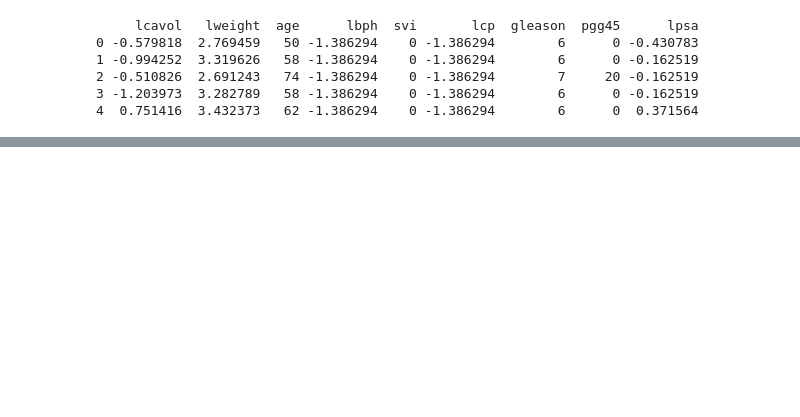
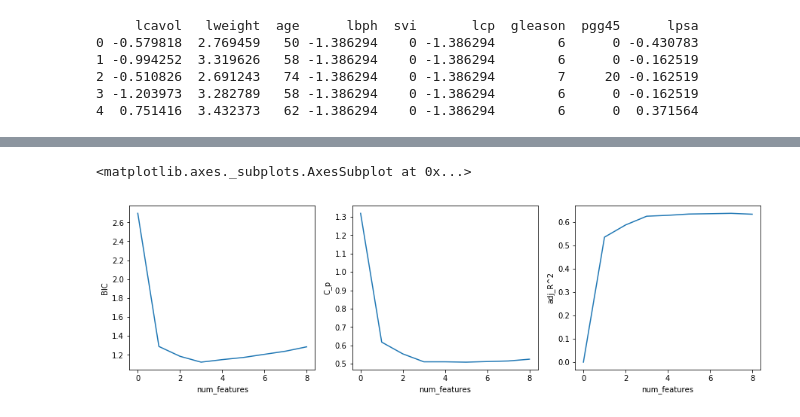
Before and after one commit to cliese/ESL_ex, a Jupyter notebook: prostate_data_analysis.ipynb, the cells around one changed output, grey strips where cells are left out. Drawn from its saved outputs; the diff is of its cells as text; code cells hidden in the pictures; blank space fills up the shorter version.

```diff
--- a/prostate_data_analysis.ipynb
+++ b/prostate_data_analysis.ipynb
@@ -95,0 +160,29 @@ print(models)
+# %%
+#select best subset for several criteria like AIC or cross validation
+# calculate estimate of variance of the error terms
+
+sigma_sq = 1/(y.shape[0]-X.shape[1]-1) * models.loc[ models.shape[0]-1 , 'RSS']
+C_p = []
+BIC = []
+ADJR2 = []
+for k in range(models.shape[0]):
+    c_p = 1/y.shape[0] * (models.loc[k, 'RSS'] + 2 * models.loc[k, 'num_features'] * sigma_sq )
+    C_p.append(c_p)
+
+    bic =  1/(y.shape[0]*sigma_sq)  * (models.loc[k, 'RSS'] + np.log(y.shape[0]) * models.loc[k, 'num_features'] * sigma_sq )
+    BIC.append(bic)
+
+    adj = 1- (models.loc[k, 'RSS']/(y.shape[0]-models.loc[k, 'num_features']-1)) / (TSS/(y.shape[0]-1) )
+    ADJR2.append(adj)
+
+models['C_p'] = C_p
+models['BIC'] = BIC
+models['adj_R^2'] = ADJR2
+# %%
+fig, axs = plt.subplots(ncols=3, figsize=(15,4))
+sns.lineplot(x='num_features', y='BIC', data=models, ax=axs[0])
+sns.lineplot(x='num_features', y='C_p', data=models, ax=axs[1])
+sns.lineplot(x='num_features', y='adj_R^2', data=models, ax=axs[2])
+# %% [output]
+<matplotlib.axes._subplots.AxesSubplot at 0x...>
+[figure, added]
```
Also changed, not shown: parts of 11 cells of this notebook.
